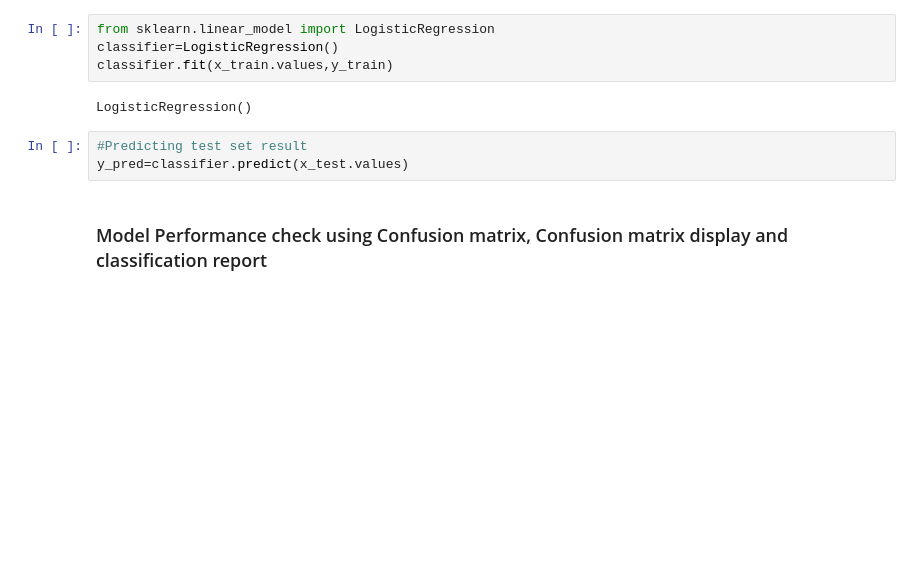
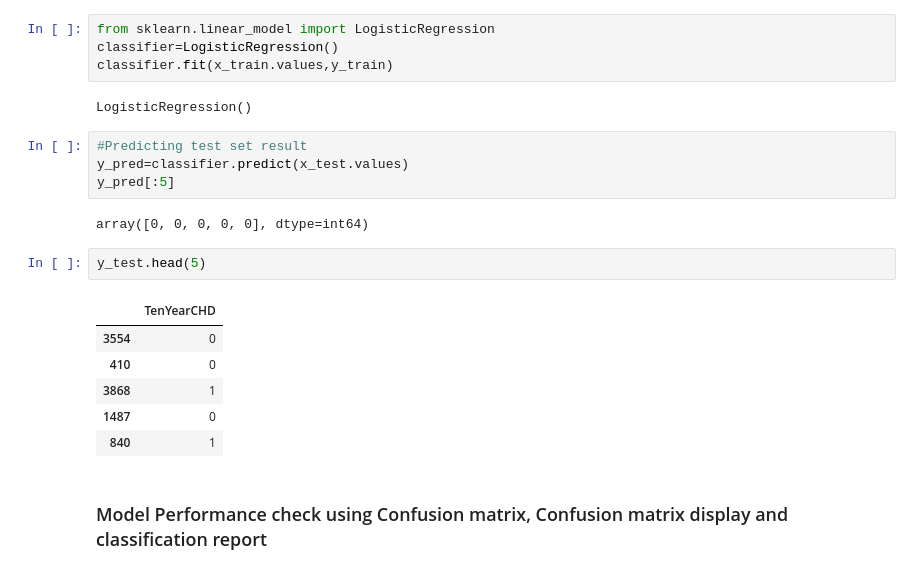
Before and after one commit to Graviton12/In-Class-Assignment-Linear-and-Logistic-Regression, a Jupyter notebook: Assignment-LinearLogisticRegression.ipynb, the cells around one changed output. Cells and saved outputs as stored; diff of their text form; blank space fills up the shorter version.

```diff
--- a/Assignment-LinearLogisticRegression.ipynb
+++ b/Assignment-LinearLogisticRegression.ipynb
@@ -227,6 +227,18 @@ LogisticRegression()
 # %%
 #Predicting test set result
 y_pred=classifier.predict(x_test.values)
+y_pred[:5]
+# %% [output]
+array([0, 0, 0, 0, 0], dtype=int64)
+# %%
+y_test.head(5)
+# %% [output]
+|  | TenYearCHD |
+| 3554 | 0 |
+| 410 | 0 |
+| 3868 | 1 |
+| 1487 | 0 |
+| 840 | 1 |
 # %% [markdown]
 ### Model Performance check using Confusion matrix, Confusion matrix display and classification report
 # %%
```
